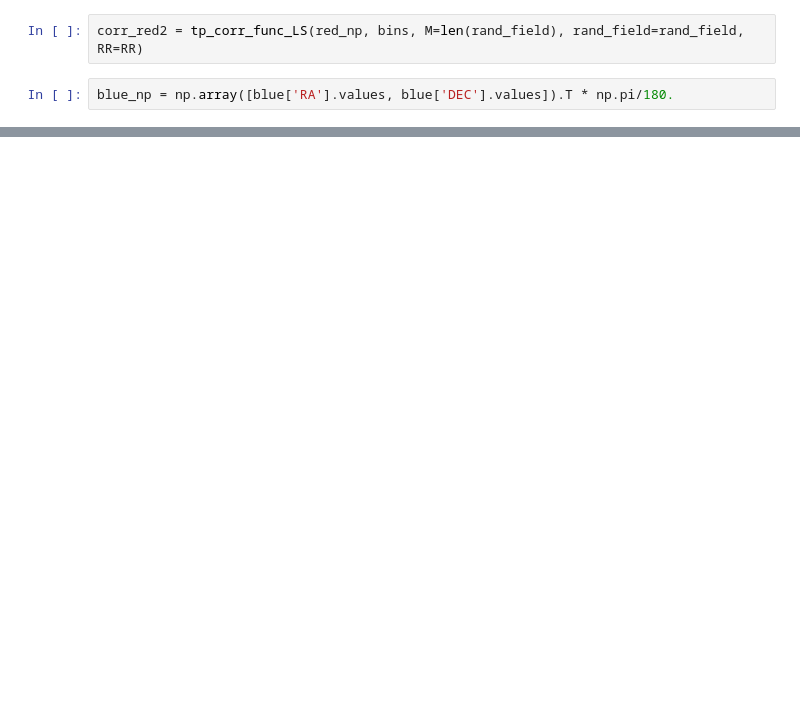
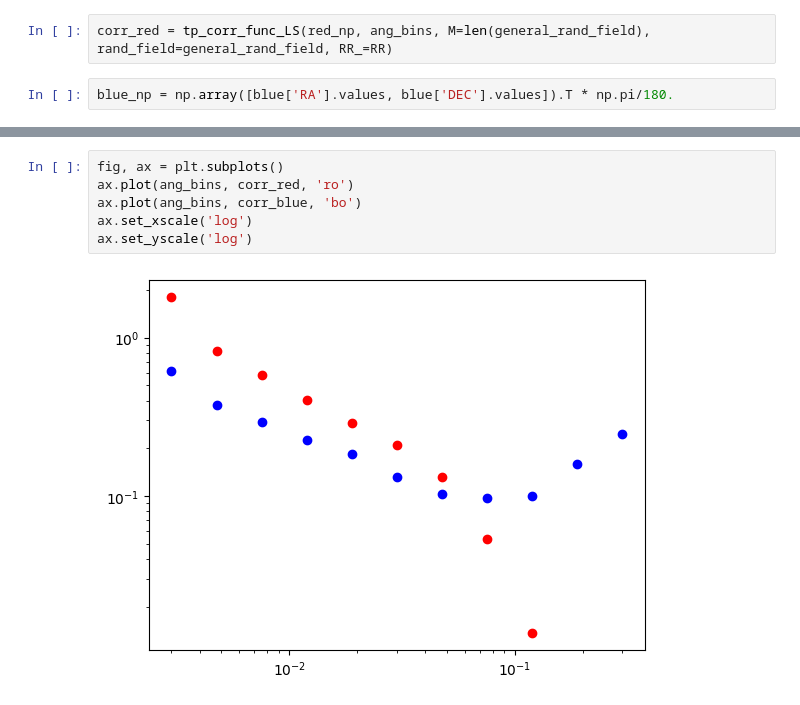
Before and after one commit to CosmicHitchhiker/ds_astro_2026s, a Jupyter notebook: ex1/ex1.ipynb, the cells around one changed output, grey strips where cells are left out. Drawn from its saved outputs; the diff is of its cells as text; blank space fills up the shorter version.

```diff
--- a/ex1/ex1.ipynb
+++ b/ex1/ex1.ipynb
@@ -347,5 +281,5 @@ RR = spat_spec(rand_field, bins)
 # %%
-corr_red2 = tp_corr_func_LS(red_np, bins, M=len(rand_field), rand_field=rand_field, RR=RR)
+corr_red = tp_corr_func_LS(red_np, ang_bins, M=len(general_rand_field), rand_field=general_rand_field, RR_=RR)
 # %%
 blue_np = np.array([blue['RA'].values, blue['DEC'].values]).T * np.pi/180.
 # %%
@@ -376,0 +298,8 @@ ax.set_yscale('log')
+# %%
+fig, ax = plt.subplots()
+ax.plot(ang_bins, corr_red, 'ro')
+ax.plot(ang_bins, corr_blue, 'bo')
+ax.set_xscale('log')
+ax.set_yscale('log')
+# %% [output]
+[figure, added]
```
Also changed, not shown: parts of 53 cells of this notebook.
